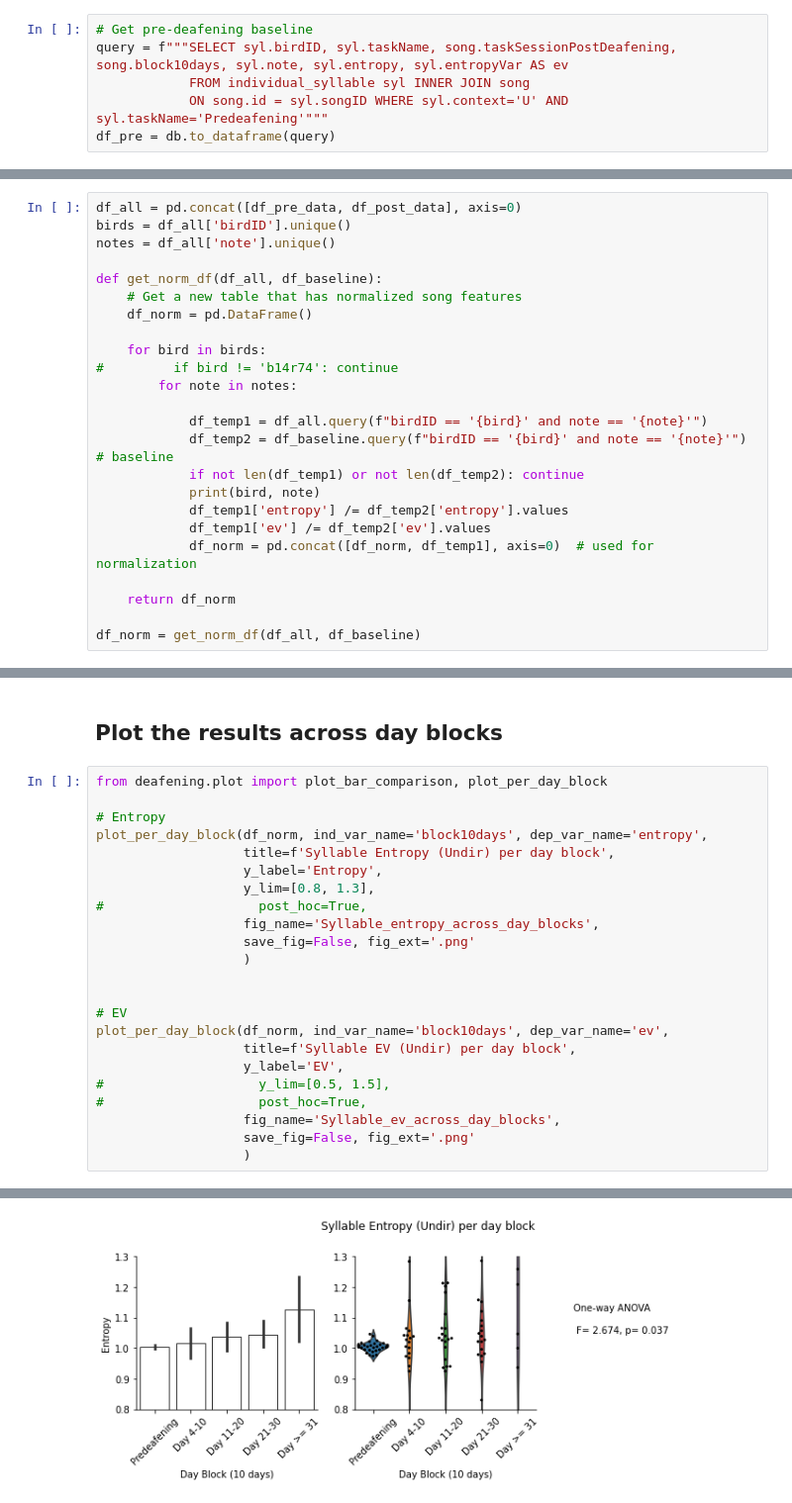
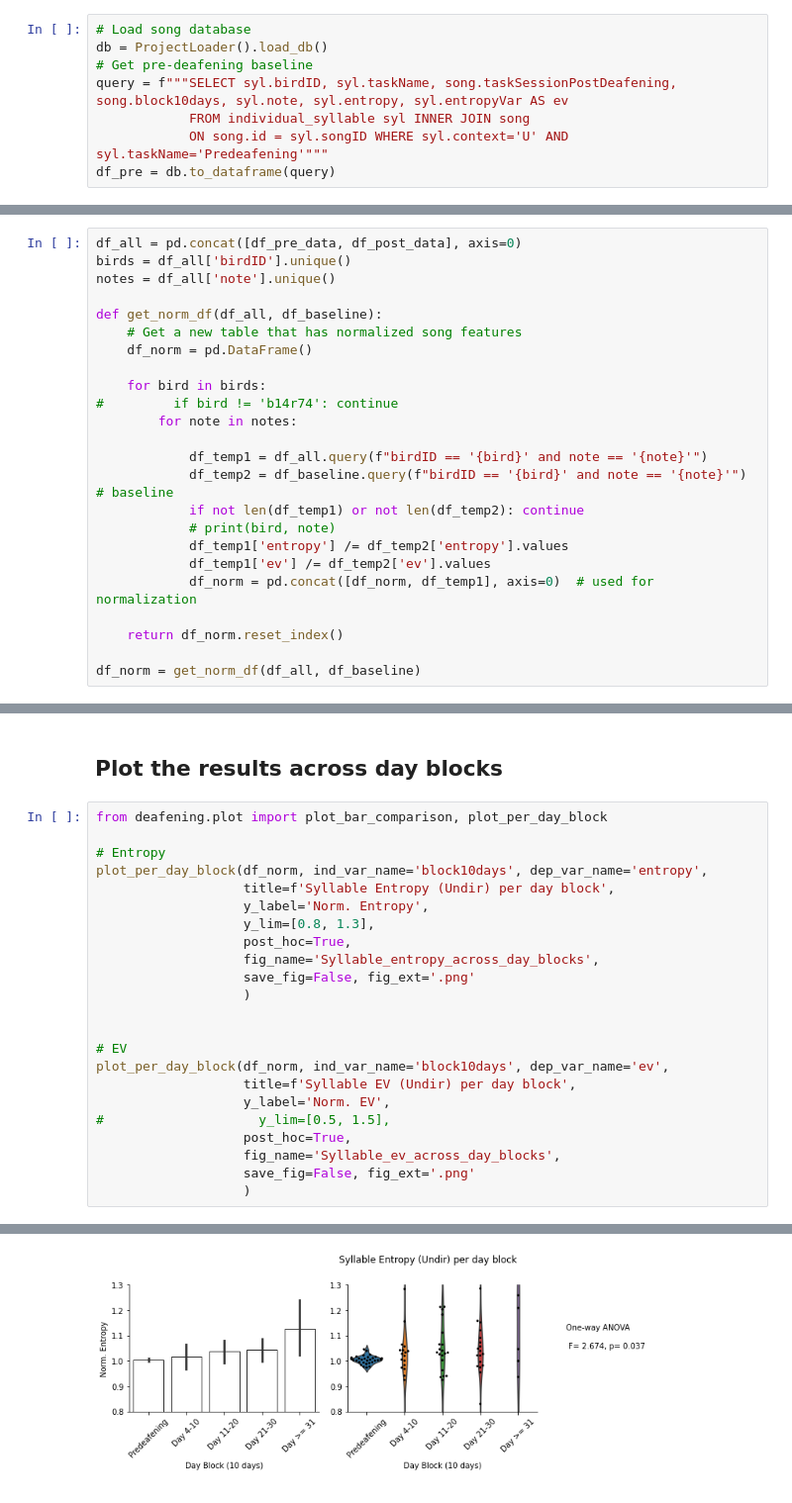
Before and after one commit to JaerongA/pyfinch, a Jupyter notebook: deafening/results/song_features.ipynb, the cells around one changed output, grey strips where cells are left out. Shown at 99% size. Drawn from its saved outputs; the diff is of its cells as text.

Commit message:
song feature analysis in notebook

```diff
--- a/deafening/results/song_features.ipynb
+++ b/deafening/results/song_features.ipynb
@@ -273,6 +272,8 @@ Index(['syllableID', 'songID', 'birdID', 'taskName', 'note', 'nbNoteUndir',
 # %% [markdown]
 ## Plot song features across day blocks
 # %%
+# Load song database
+db = ProjectLoader().load_db()
 # Get pre-deafening baseline
 query = f"""SELECT syl.birdID, syl.taskName, song.taskSessionPostDeafening, song.block10days, syl.note, syl.entropy, syl.entropyVar AS ev
             FROM individual_syllable syl INNER JOIN song
@@ -363,11 +364,11 @@ def get_norm_df(df_all, df_baseline):
             df_temp1 = df_all.query(f"birdID == '{bird}' and note == '{note}'")
             df_temp2 = df_baseline.query(f"birdID == '{bird}' and note == '{note}'")  # baseline
             if not len(df_temp1) or not len(df_temp2): continue
-            print(bird, note)
+            # print(bird, note)
             df_temp1['entropy'] /= df_temp2['entropy'].values
             df_temp1['ev'] /= df_temp2['ev'].values
             df_norm = pd.concat([df_norm, df_temp1], axis=0)  # used for normalization
 
-    return df_norm
+    return df_norm.reset_index()
 
 df_norm = get_norm_df(df_all, df_baseline)
@@ -397,9 +380,9 @@ from deafening.plot import plot_bar_comparison, plot_per_day_block
 # Entropy
 plot_per_day_block(df_norm, ind_var_name='block10days', dep_var_name='entropy',
                    title=f'Syllable Entropy (Undir) per day block',
-                   y_label='Entropy',
+                   y_label='Norm. Entropy',
                    y_lim=[0.8, 1.3],
-#                    post_hoc=True,
+                   post_hoc=True,
                    fig_name='Syllable_entropy_across_day_blocks',
                    save_fig=False, fig_ext='.png'
                    )
@@ -408,9 +391,9 @@ plot_per_day_block(df_norm, ind_var_name='block10days', dep_var_name='entropy',
 # EV
 plot_per_day_block(df_norm, ind_var_name='block10days', dep_var_name='ev',
                    title=f'Syllable EV (Undir) per day block',
-                   y_label='EV',
+                   y_label='Norm. EV',
 #                    y_lim=[0.5, 1.5],
-#                    post_hoc=True,
+                   post_hoc=True,
                    fig_name='Syllable_ev_across_day_blocks',
                    save_fig=False, fig_ext='.png'
                    )
@@ -418 +416 @@ plot_per_day_block(df_norm, ind_var_name='block10days', dep_var_name='ev',
-[figure, old version]
+[figure, new version]
```
Also changed, not shown: parts of 8 cells of this notebook, 1 other file.
